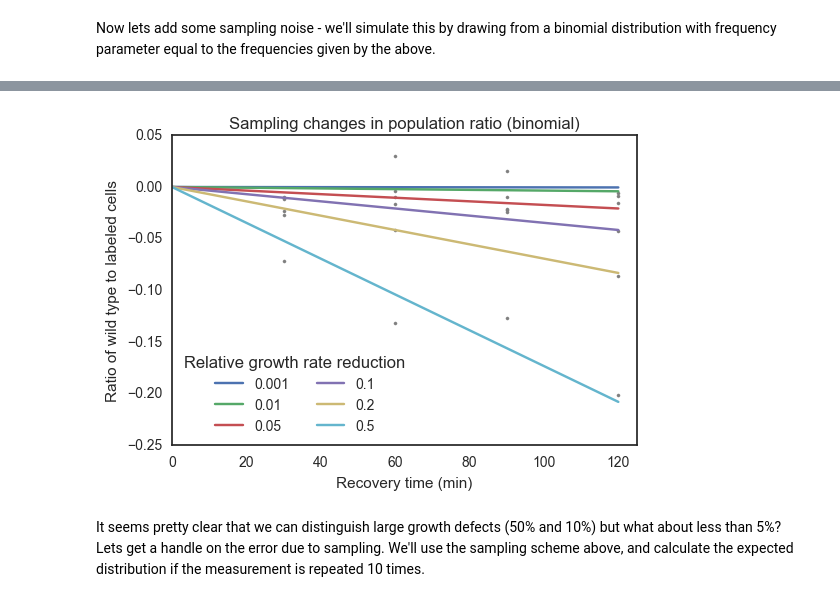
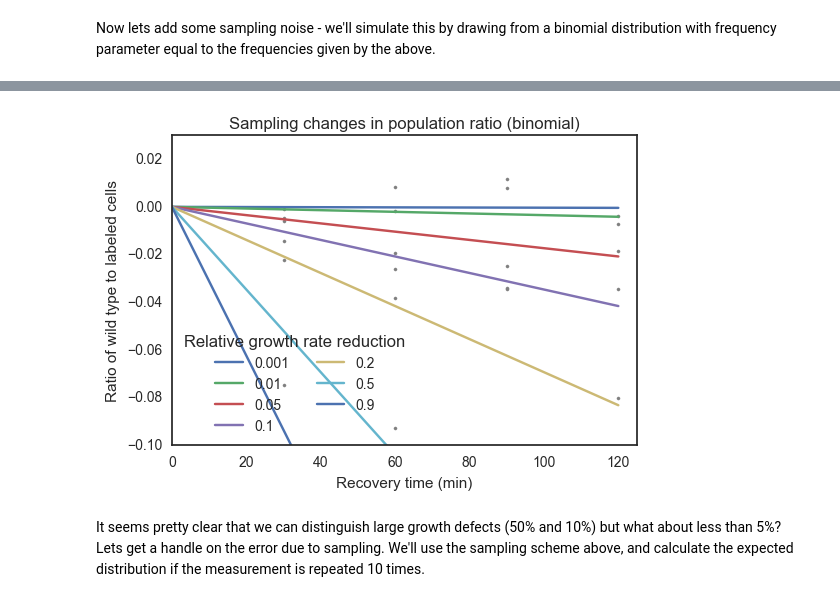
Before and after one commit to haneulyoo/agg_simv2, a Jupyter notebook: stress-growth-rate-sim.ipynb, the cells around one changed output, grey strips where cells are left out. Cells and saved outputs as stored; diff of their text form; code cells hidden in the pictures.

```diff
--- a/stress-growth-rate-sim.ipynb
+++ b/stress-growth-rate-sim.ipynb
@@ -32,8 +32,7 @@ t = np.linspace(0,recovery_time,recovery_time+1)
 max_growth = np.log(2) / 100
 post_stress_growth = max_growth / 2
 
-percent_differences = np.array([0.001, 0.01, 0.05, 0.1, .2, .5])
-#percent_differences = np.array([.5])
+percent_differences = np.array([0.001, 0.01, 0.05, 0.1, .2, .5, .9])
 ss = (1-percent_differences)*post_stress_growth - post_stress_growth
 
 # This makes an array of arrays - switch to one array with a row for each condition?
@@ -73,7 +72,7 @@ for i, s in enumerate(ss):
     ratios = []
     for time in timepoints:
         p = predicted_freq[i][time]
-        sampled_wt = np.asscalar(np.random.binomial(sample_size, p, 1))
+        sampled_wt = np.random.binomial(sample_size, p)
         #print(sampled_wt)
         measured_ratio = sampled_wt / (sample_size - sampled_wt)
         #print(measured_ratio)
@@ -82,19 +101,20 @@ for i, s in enumerate(ss):
 # %%
 f,ax = plt.subplots(figsize = (6,4))
 for i, s in enumerate(predicted_ratio):
     ax.plot(t, np.log(s), label=str(percent_differences[i]))
     ax.scatter(timepoints, np.log(measured_ratios[i]), marker='.', color = 'gray')
 
 
 #ax.set_ylim((.9,1.3))
 ax.set_xlim((0,125))
+ax.set_ylim((-.1,0.03))
 ax.legend(loc = 'lower left', fancybox=True, title = "Relative growth rate reduction", ncol=2)
 ax.set_xlabel('Recovery time (min)')
 ax.set_ylabel('Ratio of wild type to labeled cells')
 ax.set_title('Sampling changes in population ratio (binomial)')
 plt.show()
 # %% [output]
-[figure, old version]
+[figure, new version]
 # %% [markdown]
 It seems pretty clear that we can distinguish large growth defects (50% and 10%) but what about less than 5%? Lets get a handle on the error due to sampling. We'll use the sampling scheme above, and calculate the expected distribution if the measurement is repeated 10 times.
 # %%
```
Also changed, not shown: parts of 5 cells of this notebook.
